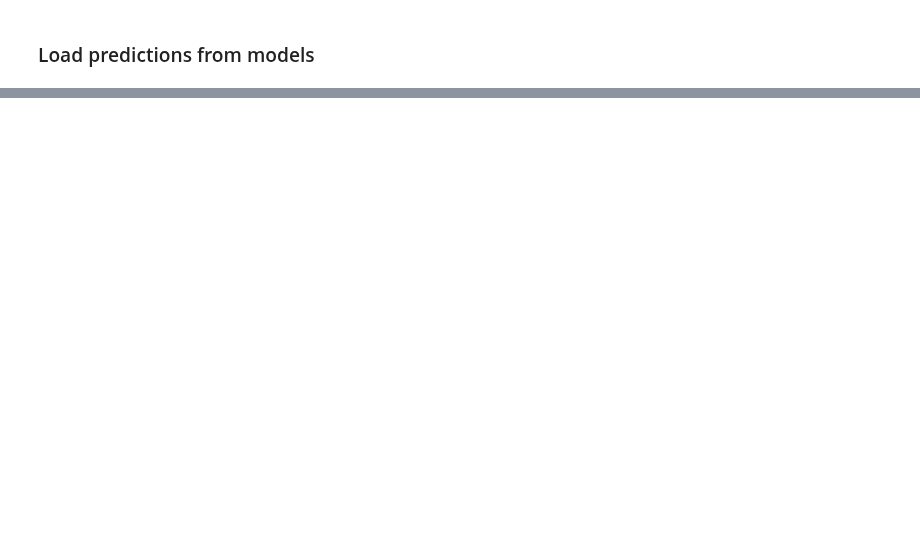
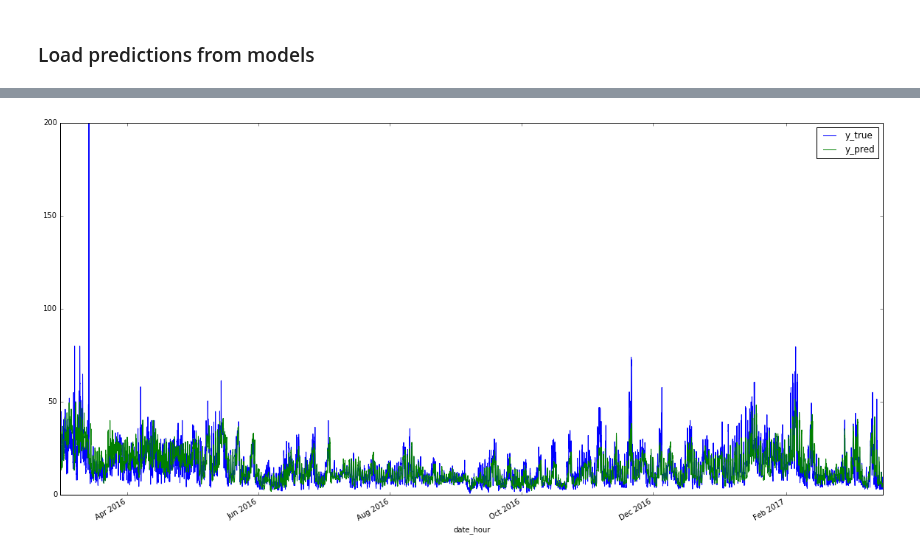
Before and after one commit to NonoMalpi/Secondary_band, a Jupyter notebook: Stacked_model.ipynb, the cells around one changed output, grey strips where cells are left out. Saved outputs shown, nothing was run; the diff lists cells and outputs as text; code cells hidden in the pictures; blank space fills up the shorter version.

```diff
--- a/Stacked_model.ipynb
+++ b/Stacked_model.ipynb
@@ -32,0 +87,4 @@ stack_df = lgbm_df.merge(pd.concat([knn_df, rf_df], axis=1), how='left', left_in
+# %%
+stack_model_no_rolling.result_df[['y_true', 'y_pred']].plot(figsize=(20,10));
+# %% [output]
+[figure, added]
```
Also changed, not shown: parts of 19 cells of this notebook, 10 other files.
